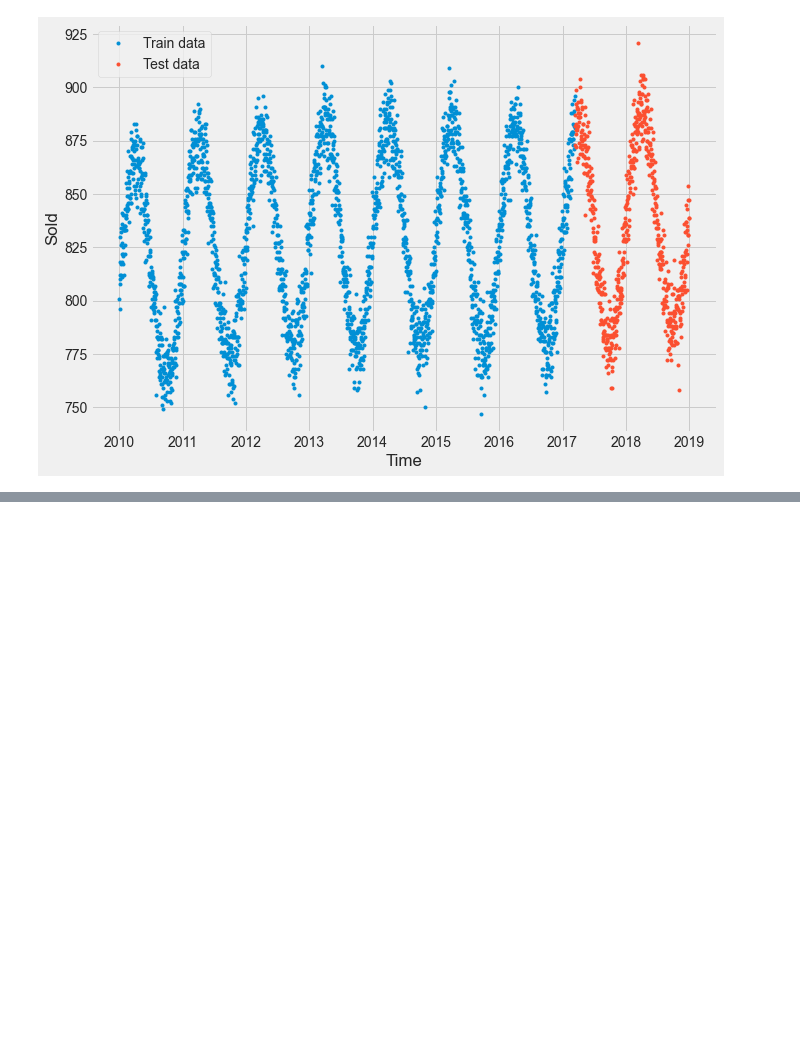
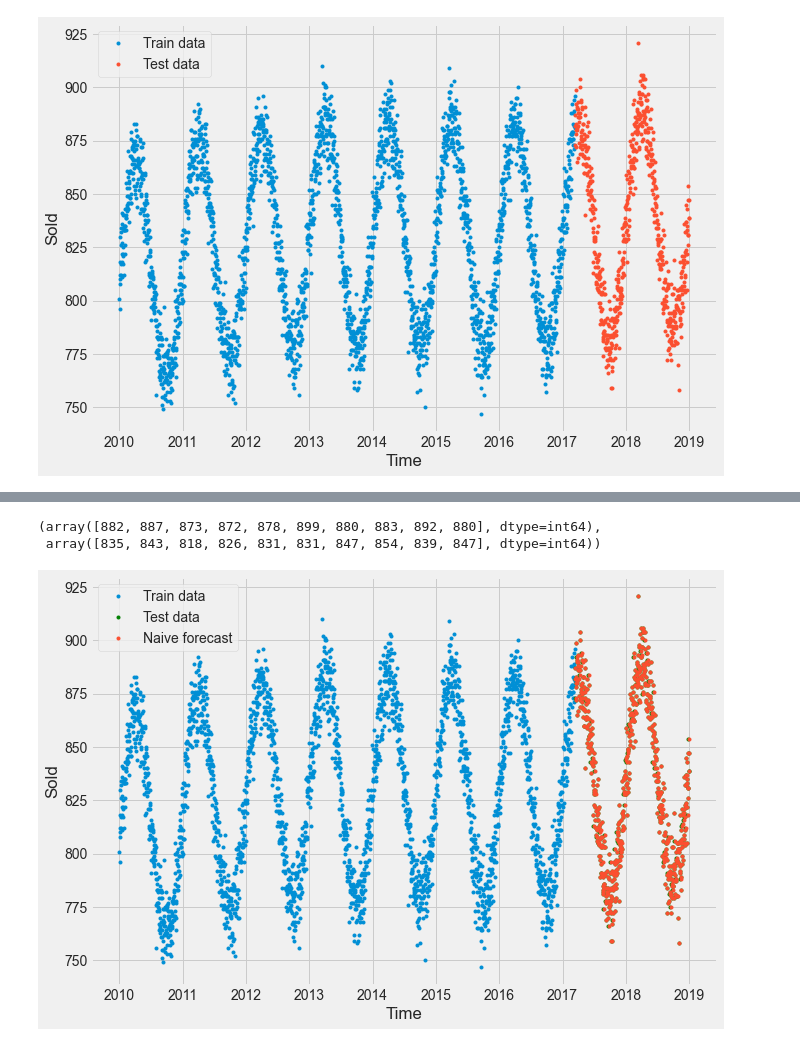
Before and after one commit to MANISH-KUMAR-CODES/forecasting-on-store-products, a Jupyter notebook: Time_Series_Forecasting_on_Store_Sales.ipynb, the cells around one changed output, grey strips where cells are left out. Drawn from its saved outputs; the diff is of its cells as text; code cells hidden in the pictures; blank space fills up the shorter version.

```diff
--- a/Time_Series_Forecasting_on_Store_Sales.ipynb
+++ b/Time_Series_Forecasting_on_Store_Sales.ipynb
@@ -406,0 +404,6 @@ plot_timeseries(s1p1['Sold'])
+# %%
+# Get bitcoin date array
+timesteps = s1p1.index.to_numpy()
+prices = s1p1["Sold"].to_numpy()
+
+timesteps[:10], prices[:10]
@@ -411,10 +422,10 @@ plot_timeseries(s1p1['Sold'])
 split_size = int(0.8 * len(s1p1)) # 80% train, 20% test
 
 # Create train data splits (everything before the split)
-X_train, y_train = s1p1.index[:split_size], s1p1.Sold[:split_size]
+X_train, y_train =timesteps[:split_size], prices[:split_size]
 
 # Create test data splits (everything after the split)
-X_test, y_test = s1p1.index[split_size:], s1p1.Sold[split_size:]
+X_test, y_test = timesteps[split_size:], prices[split_size:]
 
 len(X_train), len(X_test), len(y_train), len(y_test)
 # %% [output]
@@ -452,7 +473,7 @@ Because the test set is an *artificial* future, we can guage how our model might
 Rather than retyping `matplotlib` commands to continuously plot data, let's make a plotting function we can reuse later.
 # %%
 # Create a function to plot time series data
-def plot_time_series(timesteps, values, format='.', start=0, end=None, label=None):
+def plot_time_series(timesteps, values, format='.', start=0, end=None, label=None,color = None):
   """
   Plots a timesteps (a series of points in time) against values (a series of values across timesteps).
 
@@ -466,7 +487,7 @@ def plot_time_series(timesteps, values, format='.', start=0, end=None, label=Non
   label : label to show on plot of values
   """
   # Plot the series
-  plt.plot(timesteps[start:end], values[start:end], format, label=label)
+  plt.plot(timesteps[start:end], values[start:end], format, label=label,color = color)
   plt.xlabel("Time")
   plt.ylabel("Sold")
   if label:
@@ -481,0 +520,15 @@ plot_time_series(timesteps=X_test, values=y_test, label="Test data")
+# %%
+# Create a naïve forecast
+naive_forecast = y_test[:-1] # Naïve forecast equals every value excluding the last value
+naive_forecast[:10], naive_forecast[-10:] # View frist 10 and last 10
+# %% [output]
+(array([882, 887, 873, 872, 878, 899, 880, 883, 892, 880], dtype=int64),
+ array([835, 843, 818, 826, 831, 831, 847, 854, 839, 847], dtype=int64))
+# %%
+# Plot naive forecast
+plt.figure(figsize=(10, 7))
+plot_time_series(timesteps=X_train, values=y_train, label="Train data")
+plot_time_series(timesteps=X_test, values=y_test, label="Test data",format = '.',color = 'g')
+plot_time_series(timesteps=X_test[1:], values=naive_forecast, format=".", label="Naive forecast");
+# %% [output]
+[figure, added]
```
Also changed, not shown: parts of 11 cells of this notebook.
